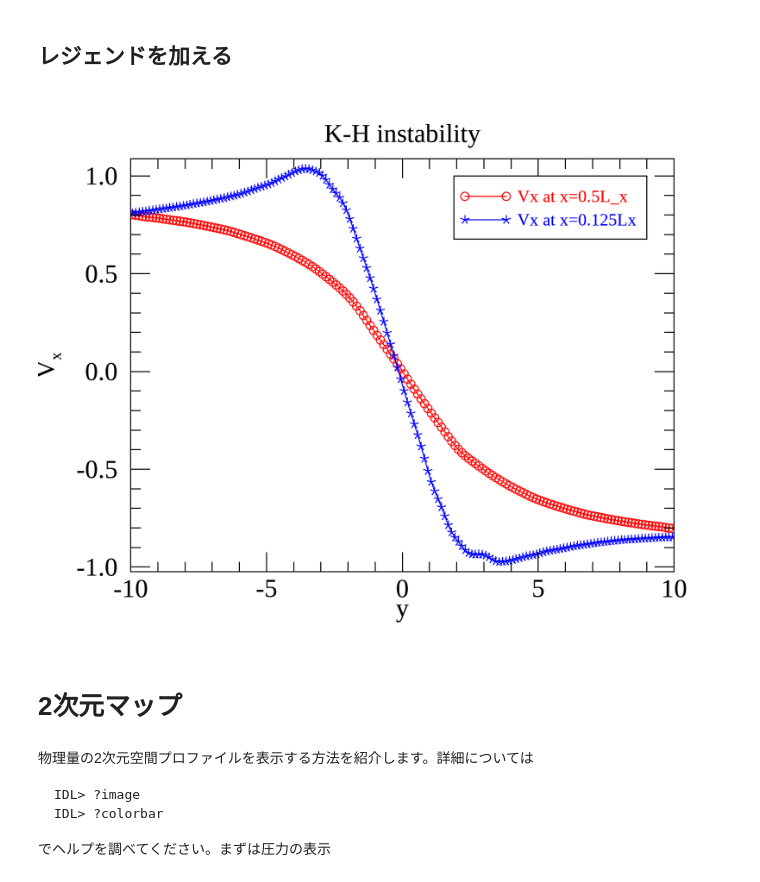
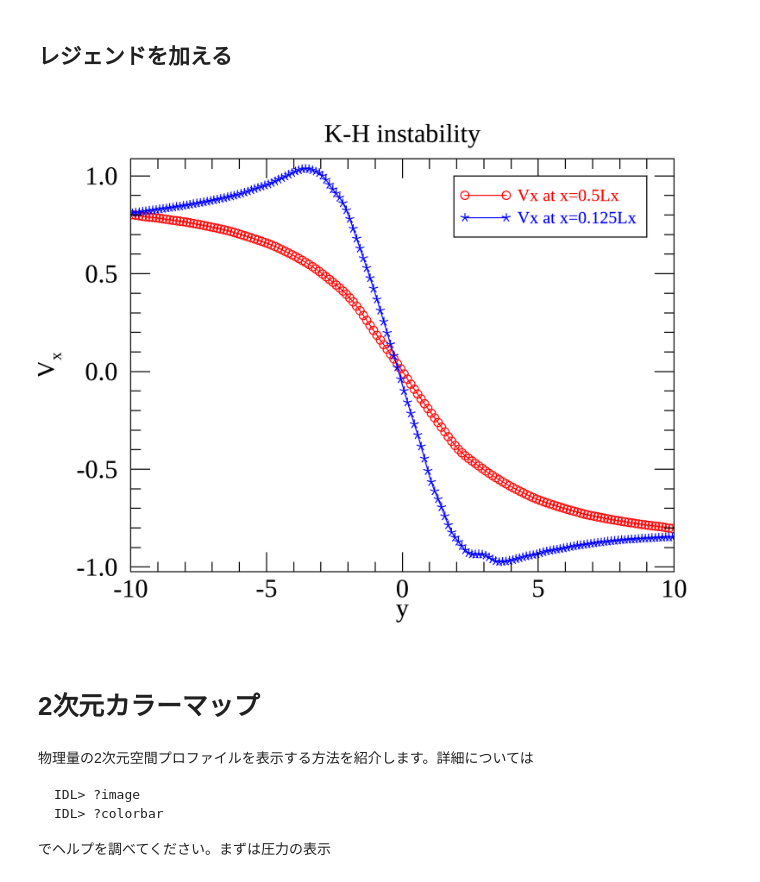
Before and after one commit to chiba-aplab/cansplus, a Jupyter notebook: notebook/IDL_hands-on.ipynb, the cells around one changed output. Saved outputs shown, nothing was run; the diff lists cells and outputs as text; code cells hidden in the pictures.

````diff
--- a/notebook/IDL_hands-on.ipynb
+++ b/notebook/IDL_hands-on.ipynb
@@ -99,18 +97,19 @@ pl.color='red'
 他の場所のプロットを重ね描きします
 # %%
 xpos2 = value_locate(x,max(x)/8)
-pl2 = plot(y,reform(data[xpos2,*,7]),xtitle='y',ytitle='$V_x$',name='Vx at x=0.125Lx',color='blue',symbol='*',ystyle=3,over=pl)
+pl2 = plot(y,reform(data[xpos2,*,7]),xtitle='y',ytitle='$V_x$',color='blue',symbol='*',ystyle=3,over=pl)
 # %% [output]
 [figure]
 # %% [markdown]
 ## レジェンドを加える
 # %%
-pl.name='Vx at x=0.5L_x'
+pl.name='Vx at x=0.5Lx'
+pl2.name='Vx at x=0.125Lx'
 leg = legend(target=[pl,pl2],font_name='Times',font_size=12,/auto,/data,position=[9.0,1.0])
 # %% [output]
-[figure, old version]
+[figure, new version]
 # %% [markdown]
-# 2次元マップ
+# 2次元カラーマップ
 # %% [markdown]
 物理量の2次元空間プロファイルを表示する方法を紹介します。詳細については
 ```IDL
````
Also changed, not shown: parts of 2 cells of this notebook, 2 other files.
